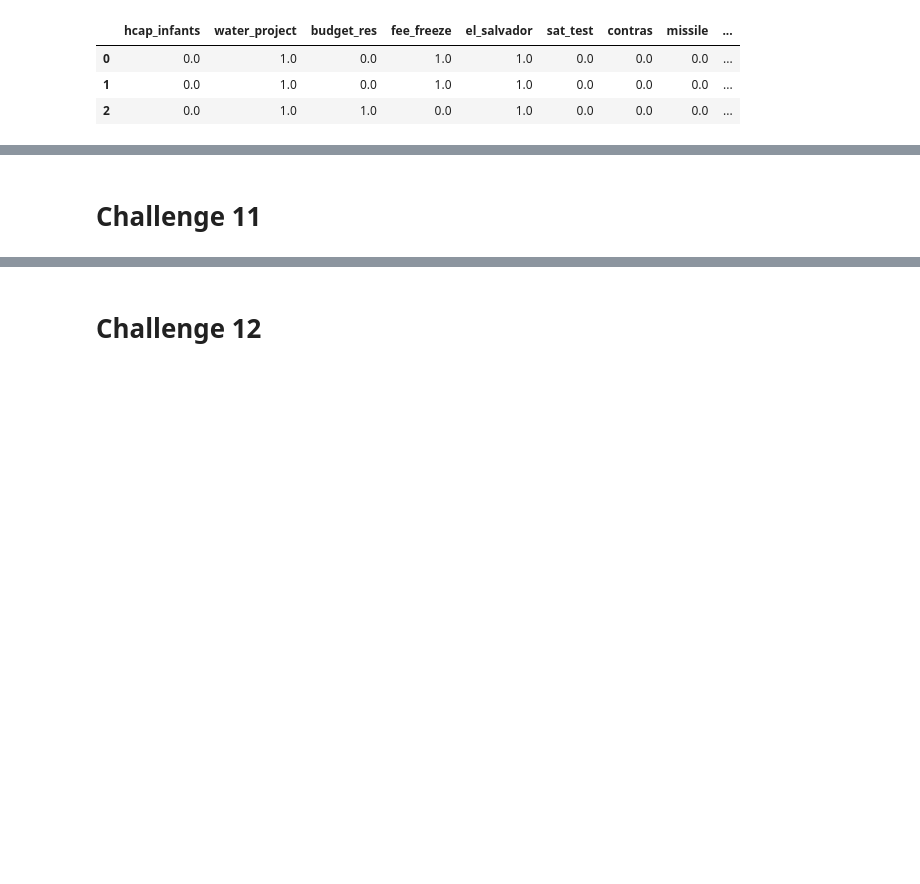
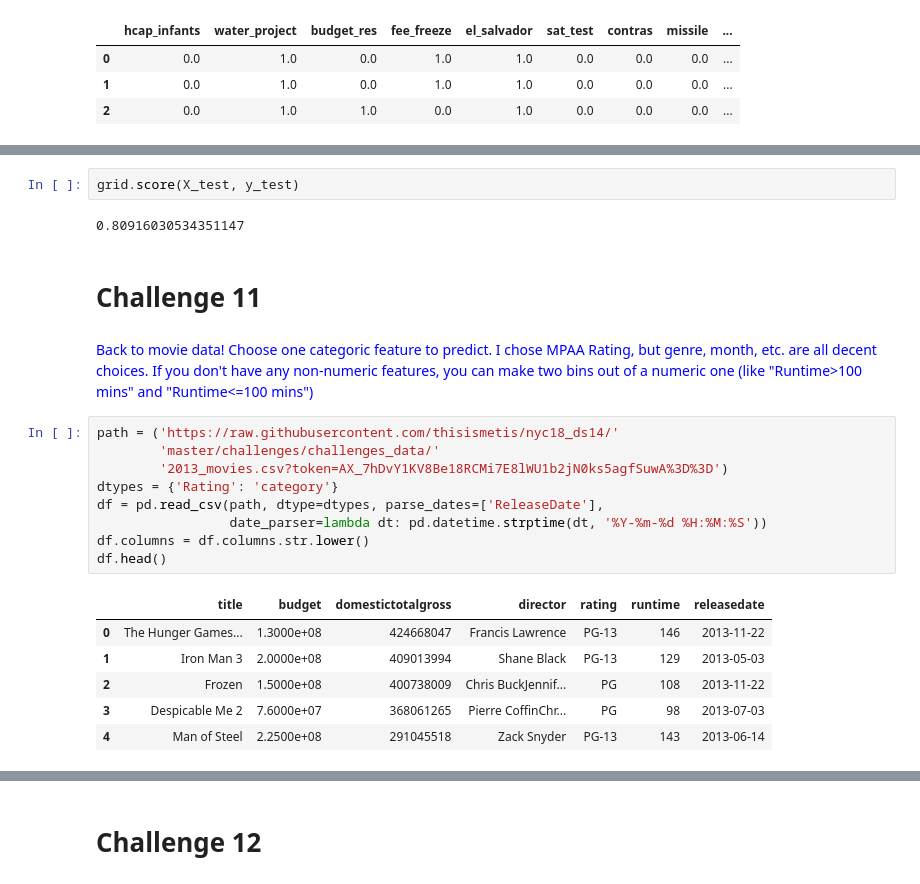
Before and after one commit to cliuless/ds_again, a Jupyter notebook: student_submissions/challenges/07_classification/solomon_brad/challenge_set_7_solomon.ipynb, the cells around one changed output, grey strips where cells are left out. Cells and saved outputs as stored; diff of their text form; blank space fills up the shorter version.

```diff
--- a/student_submissions/challenges/07_classification/solomon_brad/challenge_set_7_solomon.ipynb
+++ b/student_submissions/challenges/07_classification/solomon_brad/challenge_set_7_solomon.ipynb
@@ -434,2 +534,26 @@ df.head(3)
+# %%
+grid.score(X_test, y_test)
+# %% [output]
+0.80916030534351147
 # %% [markdown]
 # Challenge 11
+# %% [markdown]
+<font color="blue">
+Back to movie data! Choose one categoric feature to predict. I chose MPAA Rating, but genre, month, etc. are all decent choices. If you don't have any non-numeric features, you can make two bins out of a numeric one (like "Runtime>100 mins" and "Runtime<=100 mins")
+</font>
+# %%
+path = ('https://raw.githubusercontent.com/thisismetis/nyc18_ds14/'
+        'master/challenges/challenges_data/'
+        '2013_movies.csv?token=AX_7hDvY1KV8Be18RCMi7E8lWU1b2jN0ks5agfSuwA%3D%3D')
+dtypes = {'Rating': 'category'}
+df = pd.read_csv(path, dtype=dtypes, parse_dates=['ReleaseDate'],
+                 date_parser=lambda dt: pd.datetime.strptime(dt, '%Y-%m-%d %H:%M:%S'))
+df.columns = df.columns.str.lower()
+df.head()
+# %% [output]
+|  | title | budget | domestictotalgross | director | rating | runtime | releasedate |
+| 0 | The Hunger Games... | 1.3000e+08 | 424668047 | Francis Lawrence | PG-13 | 146 | 2013-11-22 |
+| 1 | Iron Man 3 | 2.0000e+08 | 409013994 | Shane Black | PG-13 | 129 | 2013-05-03 |
+| 2 | Frozen | 1.5000e+08 | 400738009 | Chris BuckJennif... | PG | 108 | 2013-11-22 |
+| 3 | Despicable Me 2 | 7.6000e+07 | 368061265 | Pierre CoffinChr... | PG | 98 | 2013-07-03 |
+| 4 | Man of Steel | 2.2500e+08 | 291045518 | Zack Snyder | PG-13 | 143 | 2013-06-14 |
```
Also changed, not shown: parts of 59 cells of this notebook, 1 other file.
